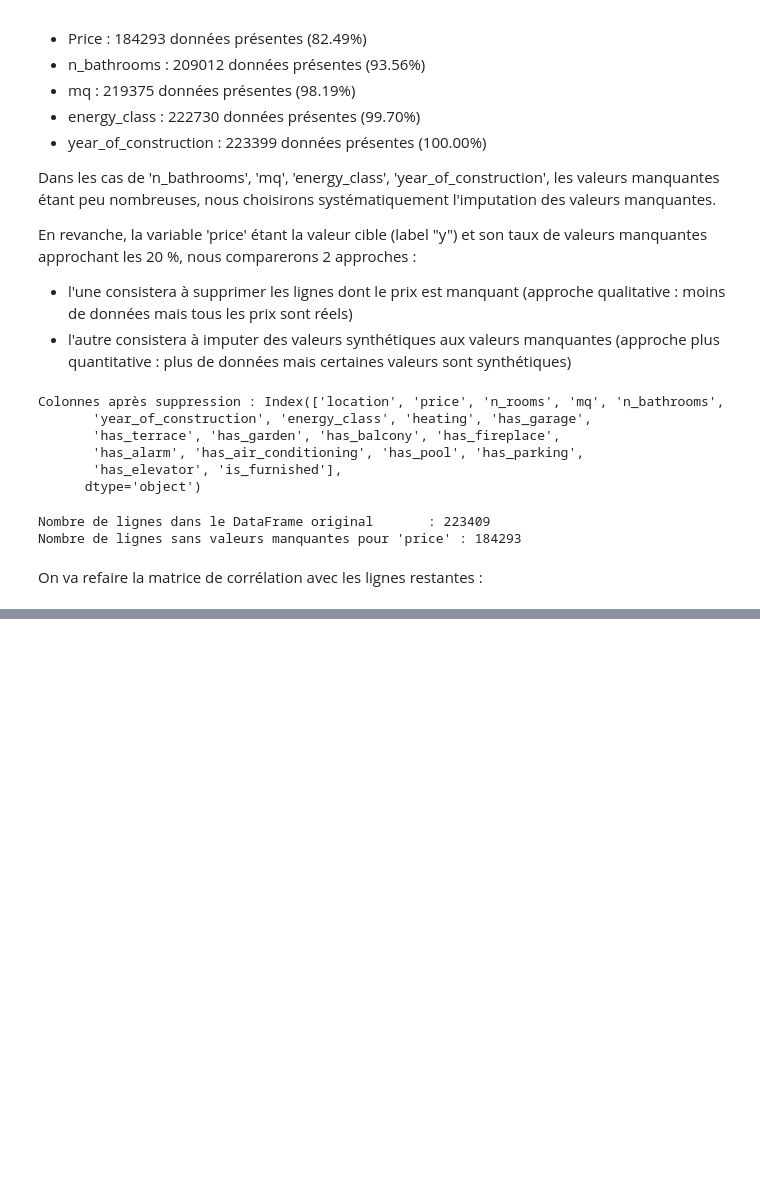
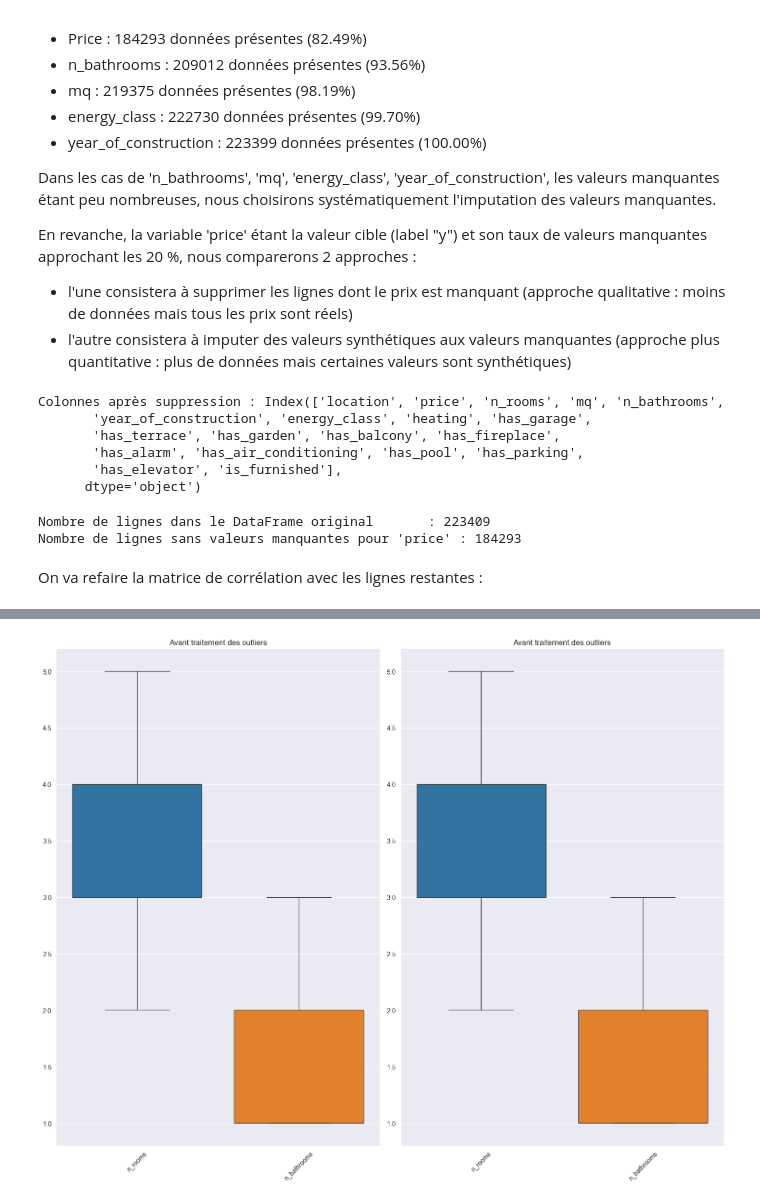
Before and after one commit to YvesToiser/alyra_machine_learning, a Jupyter notebook: 2_1_data_cleaning.ipynb, the cells around one changed output, grey strips where cells are left out. Cells and saved outputs as stored; diff of their text form; code cells hidden in the pictures; blank space fills up the shorter version.

```diff
--- a/2_1_data_cleaning.ipynb
+++ b/2_1_data_cleaning.ipynb
@@ -128,0 +166,18 @@ plt.close()
+# %%
+#Visualisation n_rooms & n_bathrooms
+plt.figure(figsize=(15, 12))
+plt.subplot(1, 2, 1)
+sns.boxplot(data=df[['n_rooms',  'n_bathrooms']])
+plt.title('Avant traitement des outliers')
+plt.xticks(rotation=45)
+
+plt.subplot(1, 2, 2)
+sns.boxplot(data=df_ftr[['n_rooms', 'n_bathrooms']])
+plt.title('Avant traitement des outliers')
+plt.xticks(rotation=45)
+plt.tight_layout()
+plt.savefig('output/outliers_boxplot2.png')
+plt.show()
+plt.close()
+# %% [output]
+[figure, added]
```
Also changed, not shown: parts of 26 cells of this notebook, 9 other files.
